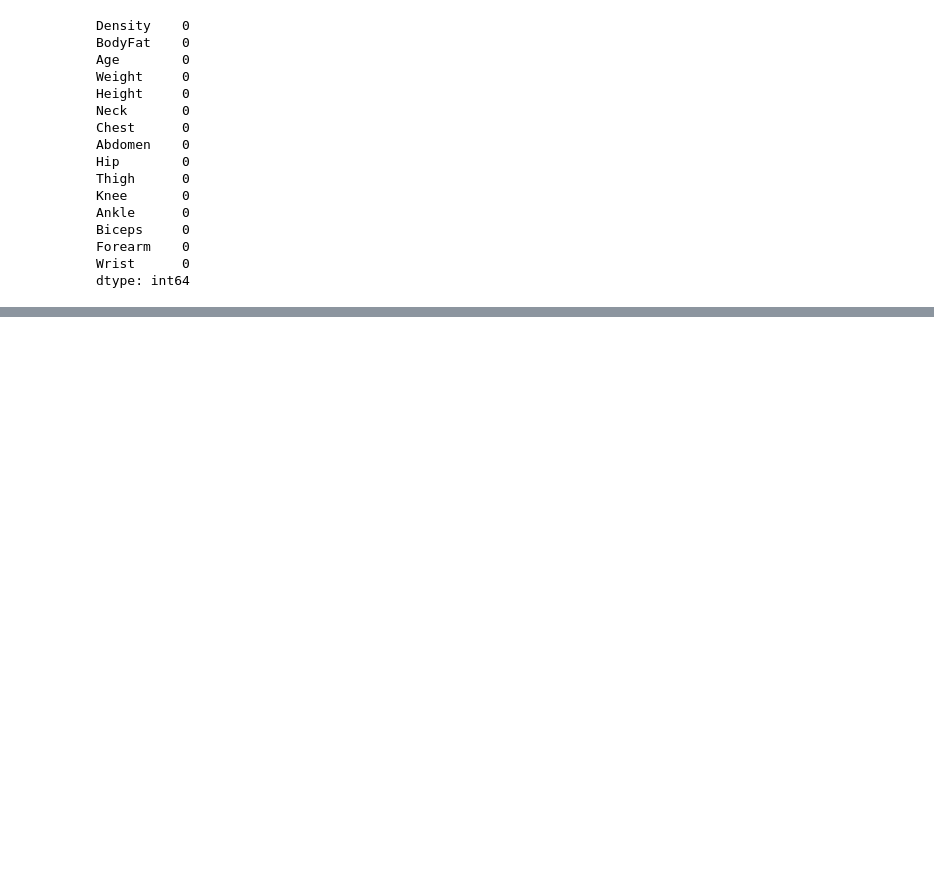
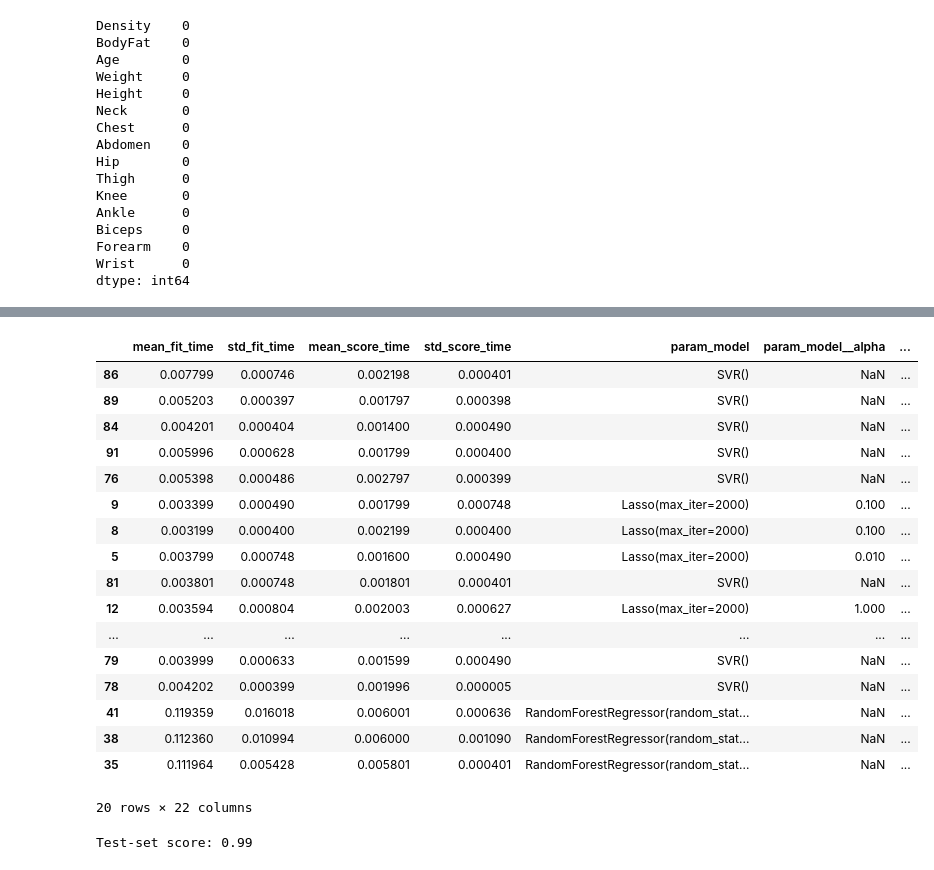
Before and after one commit to MarcusLieu/ENSF-444-final-project, a Jupyter notebook: script.ipynb, the cells around one changed output, grey strips where cells are left out. Saved outputs shown, nothing was run; the diff lists cells and outputs as text; code cells hidden in the pictures; blank space fills up the shorter version.

Commit message:
added grid search

```diff
--- a/script.ipynb
+++ b/script.ipynb
@@ -58,0 +60,14 @@ y = data["BodyFat"]
+# %%
+# Split data into training and testing set
+from sklearn.model_selection import train_test_split
+
+X_train, X_test, y_train, y_test = train_test_split(X, y, random_state=0, test_size=0.25)
+# %%
+# create pipeline with scaling
+from sklearn.pipeline import Pipeline
+from sklearn.preprocessing import StandardScaler
+from sklearn.linear_model import Lasso # linear model
+
+pipe = Pipeline([("preprocessing", StandardScaler()), ("model", Lasso())])
+
+pipe
@@ -58,0 +76,27 @@ y = data["BodyFat"]
+# %%
+# grid search for all 3 models
+from sklearn.model_selection import GridSearchCV
+from sklearn.ensemble import RandomForestRegressor # non-linear model
+from sklearn.svm import SVR # non-linear model
+from sklearn.preprocessing import MinMaxScaler
+
+
+param_grid = [{"model": [Lasso(max_iter=2000)],
+               "model__alpha": [0.001, 0.01, 0.1, 1.0, 10.0],
+               "model__fit_intercept": [True, False],
+               "preprocessing": [StandardScaler(), MinMaxScaler()]
+              },
+              {"model": [RandomForestRegressor(random_state=0)],
+               "model__max_depth": [3, 5, 7, 9],
+               "model__min_samples_split": [2, 5, 7],
+               "model__max_features": ["log2", "sqrt"],
+               "preprocessing": [None]
+              },
+              {"model": [SVR(kernel="rbf")],
+               "model__C": [0.01, 0.1, 1.0, 10.0, 100.0],
+               "model__gamma": [0.001, 0.01, 0.1, 1.0, 10.0],
+               "preprocessing": [StandardScaler(), MinMaxScaler()]
+              }]
+
+grid = GridSearchCV(pipe, param_grid, cv=5)
+grid.fit(X_train, y_train)
@@ -58,0 +120,28 @@ y = data["BodyFat"]
+# %%
+# print the top 20 best performing combinations
+grid_results = pd.DataFrame.from_dict(grid.cv_results_)
+grid_results.sort_values(by="rank_test_score").head(20)
+# %% [output]
+|  | mean_fit_time | std_fit_time | mean_score_time | std_score_time | param_model | param_model__alpha | ... |
+| 86 | 0.007799 | 0.000746 | 0.002198 | 0.000401 | SVR() | NaN | ... |
+| 89 | 0.005203 | 0.000397 | 0.001797 | 0.000398 | SVR() | NaN | ... |
+| 84 | 0.004201 | 0.000404 | 0.001400 | 0.000490 | SVR() | NaN | ... |
+| 91 | 0.005996 | 0.000628 | 0.001799 | 0.000400 | SVR() | NaN | ... |
+| 76 | 0.005398 | 0.000486 | 0.002797 | 0.000399 | SVR() | NaN | ... |
+| 9 | 0.003399 | 0.000490 | 0.001799 | 0.000748 | Lasso(max_iter=2000) | 0.100 | ... |
+| 8 | 0.003199 | 0.000400 | 0.002199 | 0.000400 | Lasso(max_iter=2000) | 0.100 | ... |
+| 5 | 0.003799 | 0.000748 | 0.001600 | 0.000490 | Lasso(max_iter=2000) | 0.010 | ... |
+| 81 | 0.003801 | 0.000748 | 0.001801 | 0.000401 | SVR() | NaN | ... |
+| 12 | 0.003594 | 0.000804 | 0.002003 | 0.000627 | Lasso(max_iter=2000) | 1.000 | ... |
+| ... | ... | ... | ... | ... | ... | ... | ... |
+| 79 | 0.003999 | 0.000633 | 0.001599 | 0.000490 | SVR() | NaN | ... |
+| 78 | 0.004202 | 0.000399 | 0.001996 | 0.000005 | SVR() | NaN | ... |
+| 41 | 0.119359 | 0.016018 | 0.006001 | 0.000636 | RandomForestRegressor(random_stat... | NaN | ... |
+| 38 | 0.112360 | 0.010994 | 0.006000 | 0.001090 | RandomForestRegressor(random_stat... | NaN | ... |
+| 35 | 0.111964 | 0.005428 | 0.005801 | 0.000401 | RandomForestRegressor(random_stat... | NaN | ... |
+20 rows × 22 columns
+# %%
+# print test score
+print("Test-set score: {:.2f}".format(grid.score(X_test, y_test)))
+# %% [output]
+Test-set score: 0.99
```
Also changed, not shown: parts of 4 cells of this notebook.
